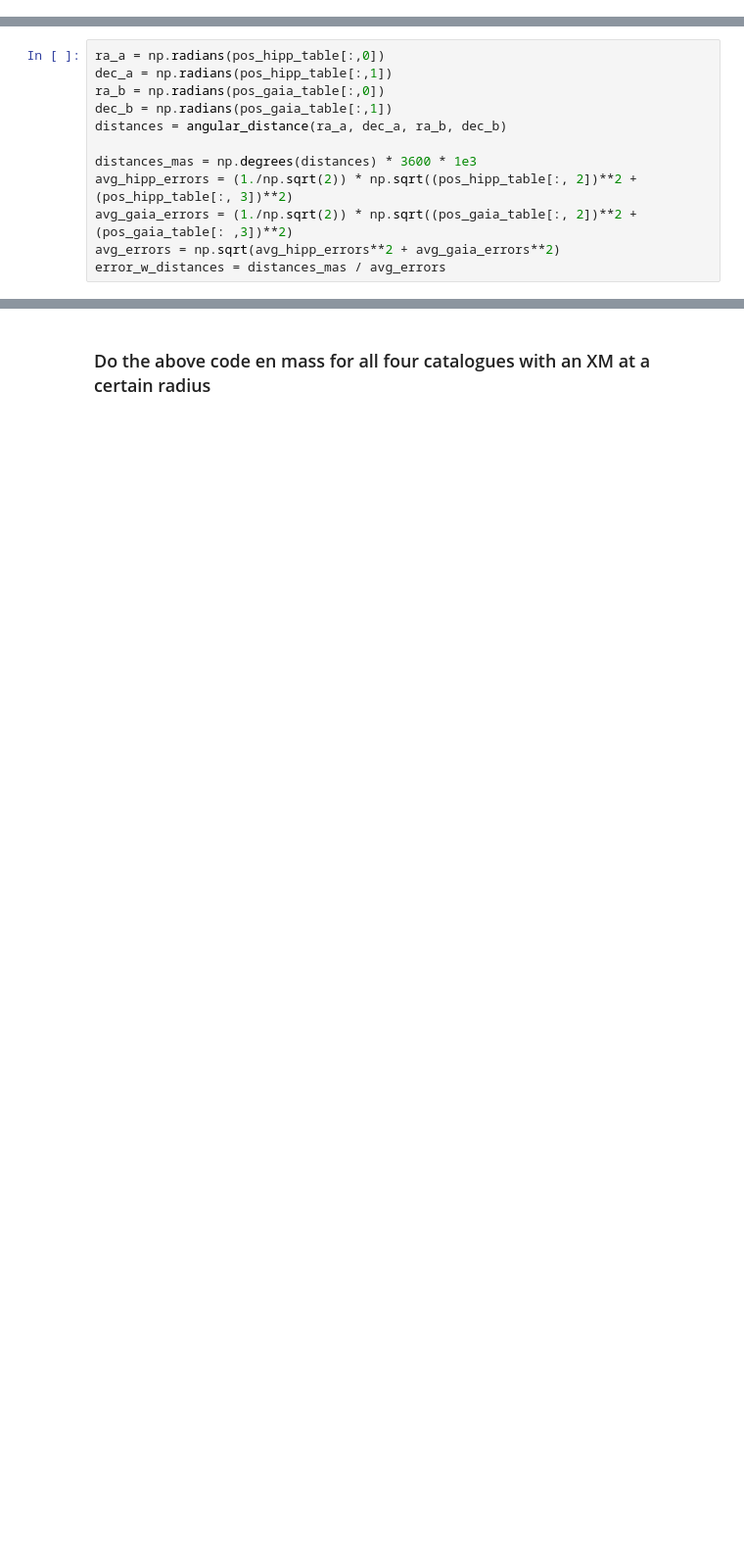
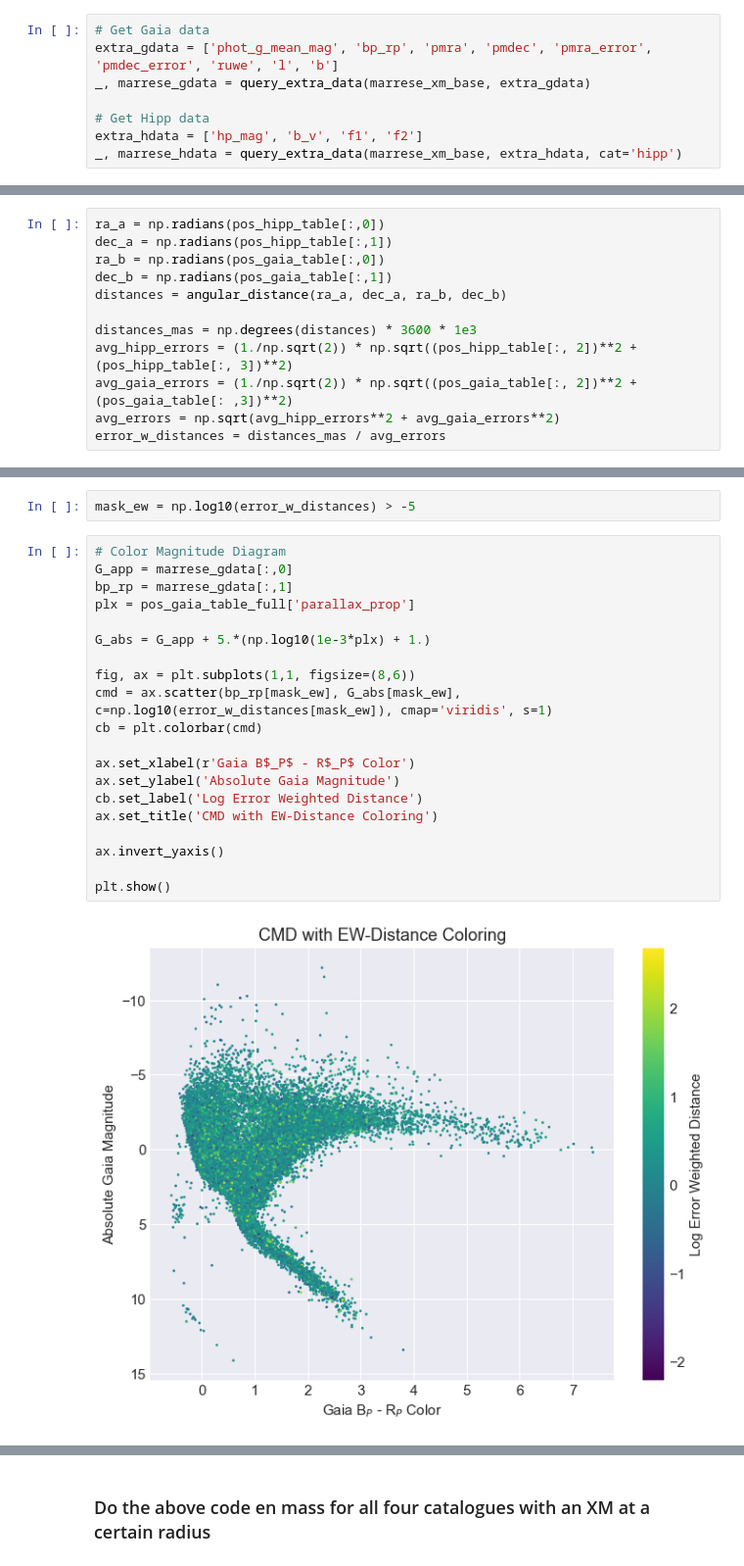
Before and after one commit to RenVit318/masterproject, a Jupyter notebook: src/notebooks/crossmatch_analysis.ipynb, the cells around one changed output, grey strips where cells are left out. Shown at 98% size. Saved outputs shown, nothing was run; the diff lists cells and outputs as text; blank space fills up the shorter version.

```diff
--- a/src/notebooks/crossmatch_analysis.ipynb
+++ b/src/notebooks/crossmatch_analysis.ipynb
@@ -712,0 +728,8 @@ pos_gaia_table_full = pos_gaia_table_full[marrese_xm_base[:,2]]
+# %%
+# Get Gaia data
+extra_gdata = ['phot_g_mean_mag', 'bp_rp', 'pmra', 'pmdec', 'pmra_error', 'pmdec_error', 'ruwe', 'l', 'b']
+_, marrese_gdata = query_extra_data(marrese_xm_base, extra_gdata)
+
+# Get Hipp data
+extra_hdata = ['hp_mag', 'b_v', 'f1', 'f2']
+_, marrese_hdata = query_extra_data(marrese_xm_base, extra_hdata, cat='hipp')
@@ -794,0 +849,24 @@ plt.show()
+# %%
+mask_ew = np.log10(error_w_distances) > -5
+# %%
+# Color Magnitude Diagram
+G_app = marrese_gdata[:,0]
+bp_rp = marrese_gdata[:,1]
+plx = pos_gaia_table_full['parallax_prop']
+
+G_abs = G_app + 5.*(np.log10(1e-3*plx) + 1.)
+
+fig, ax = plt.subplots(1,1, figsize=(8,6))
+cmd = ax.scatter(bp_rp[mask_ew], G_abs[mask_ew], c=np.log10(error_w_distances[mask_ew]), cmap='viridis', s=1)
+cb = plt.colorbar(cmd)
+
+ax.set_xlabel(r'Gaia B$_P$ - R$_P$ Color')
+ax.set_ylabel('Absolute Gaia Magnitude')
+cb.set_label('Log Error Weighted Distance')
+ax.set_title('CMD with EW-Distance Coloring')
+
+ax.invert_yaxis()
+
+plt.show()
+# %% [output]
+[figure, added]
```
Also changed, not shown: parts of 30 cells of this notebook.
